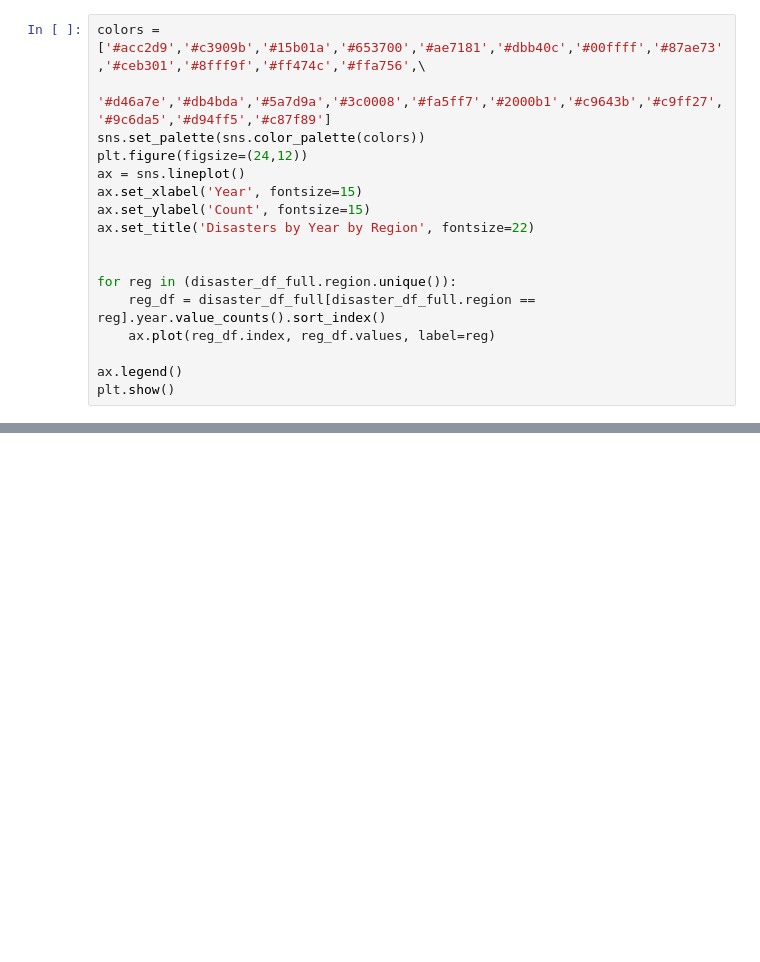
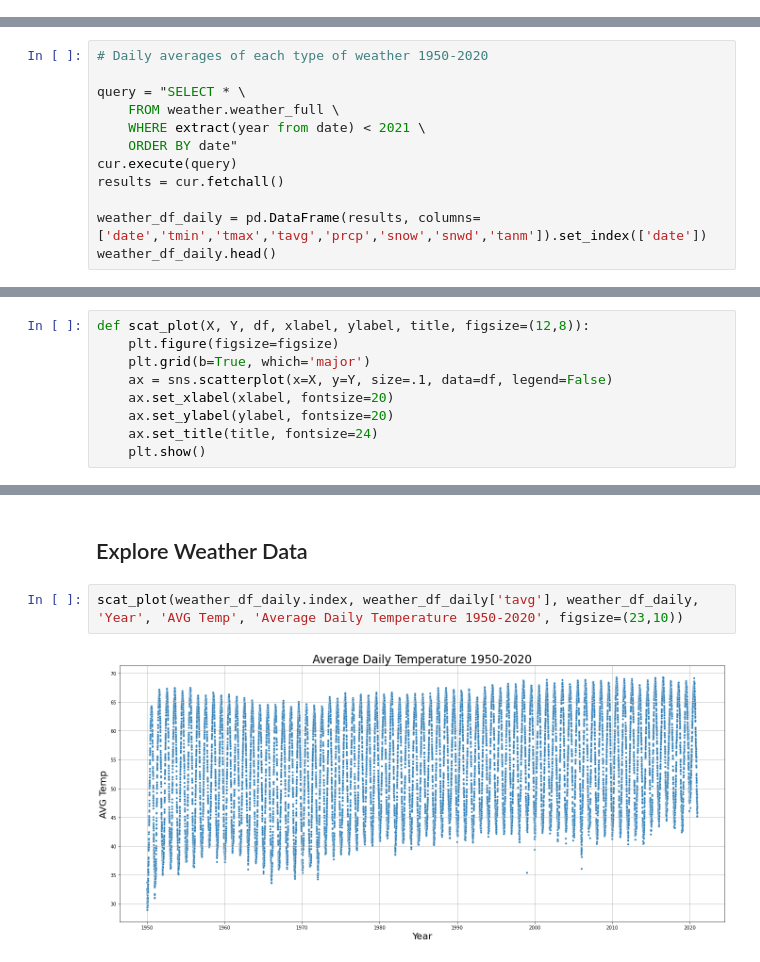
Before and after one commit to theraceblogger/climaster, a Jupyter notebook: analyze_data/analyze.ipynb, the cells around one changed output, grey strips where cells are left out. Drawn from its saved outputs; the diff is of its cells as text; blank space fills up the shorter version.

```diff
--- a/analyze_data/analyze.ipynb
+++ b/analyze_data/analyze.ipynb
@@ -318,17 +0,0 @@ plt.show()
-# %%
-colors = ['#acc2d9','#c3909b','#15b01a','#653700','#ae7181','#dbb40c','#00ffff','#87ae73','#ceb301','#8fff9f','#ff474c','#ffa756',\
-          '#d46a7e','#db4bda','#5a7d9a','#3c0008','#fa5ff7','#2000b1','#c9643b','#c9ff27','#9c6da5','#d94ff5','#c87f89']
-sns.set_palette(sns.color_palette(colors))
-plt.figure(figsize=(24,12))
-ax = sns.lineplot()
-ax.set_xlabel('Year', fontsize=15)
-ax.set_ylabel('Count', fontsize=15)
-ax.set_title('Disasters by Year by Region', fontsize=22)
-
-
-for reg in (disaster_df_full.region.unique()):
-    reg_df = disaster_df_full[disaster_df_full.region == reg].year.value_counts().sort_index()
-    ax.plot(reg_df.index, reg_df.values, label=reg)
-
-ax.legend()
-plt.show()
@@ -522,0 +57,12 @@ combined.corr()
+# %%
+# Daily averages of each type of weather 1950-2020
+
+query = "SELECT * \
+    FROM weather.weather_full \
+    WHERE extract(year from date) < 2021 \
+    ORDER BY date"
+cur.execute(query)
+results = cur.fetchall()
+
+weather_df_daily = pd.DataFrame(results, columns=['date','tmin','tmax','tavg','prcp','snow','snwd','tanm']).set_index(['date'])
+weather_df_daily.head()
@@ -522,0 +313,9 @@ combined.corr()
+# %%
+def scat_plot(X, Y, df, xlabel, ylabel, title, figsize=(12,8)):
+    plt.figure(figsize=figsize)
+    plt.grid(b=True, which='major')
+    ax = sns.scatterplot(x=X, y=Y, size=.1, data=df, legend=False)
+    ax.set_xlabel(xlabel, fontsize=20)
+    ax.set_ylabel(ylabel, fontsize=20)
+    ax.set_title(title, fontsize=24)
+    plt.show()
@@ -522,0 +360,6 @@ combined.corr()
+# %% [markdown]
+## Explore Weather Data
+# %%
+scat_plot(weather_df_daily.index, weather_df_daily['tavg'], weather_df_daily, 'Year', 'AVG Temp', 'Average Daily Temperature 1950-2020', figsize=(23,10))
+# %% [output]
+[figure, added]
```
Also changed, not shown: parts of 128 cells of this notebook.
